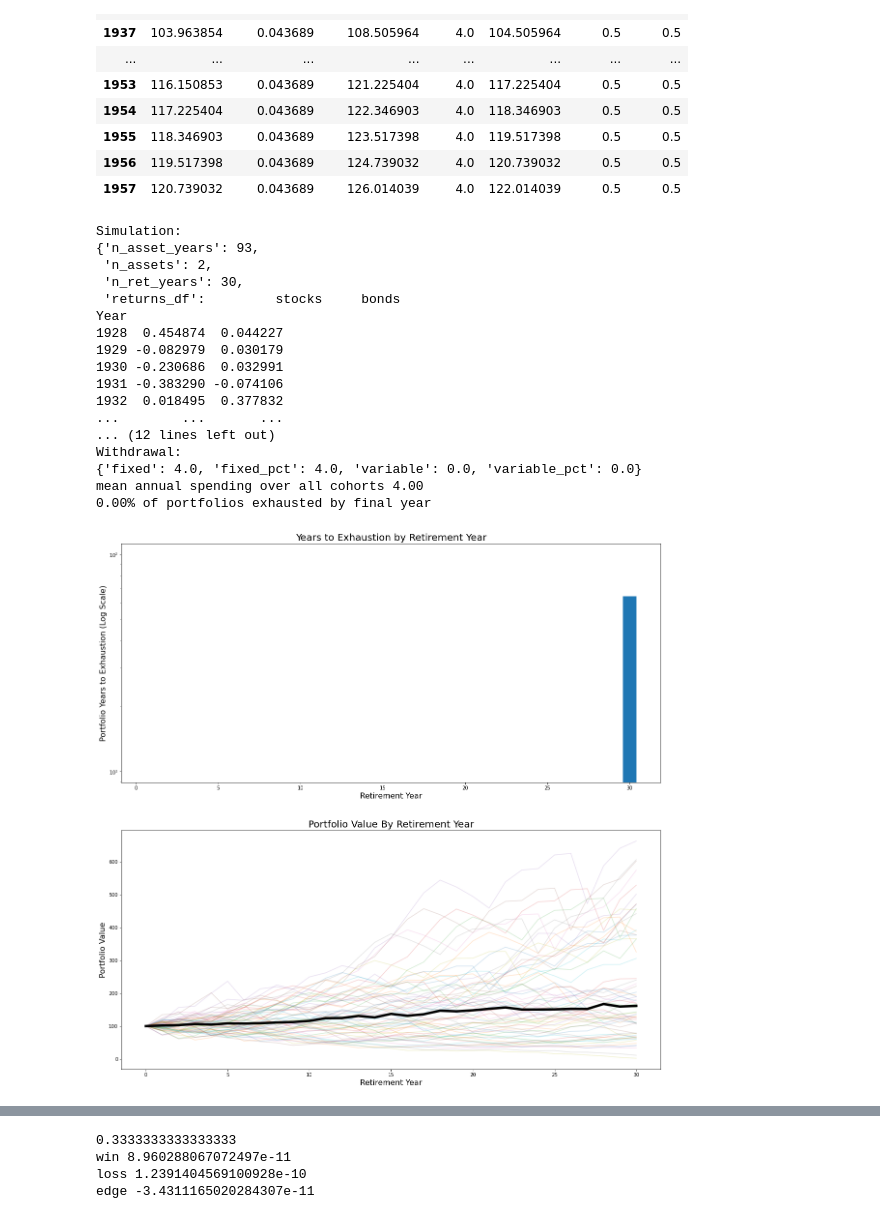
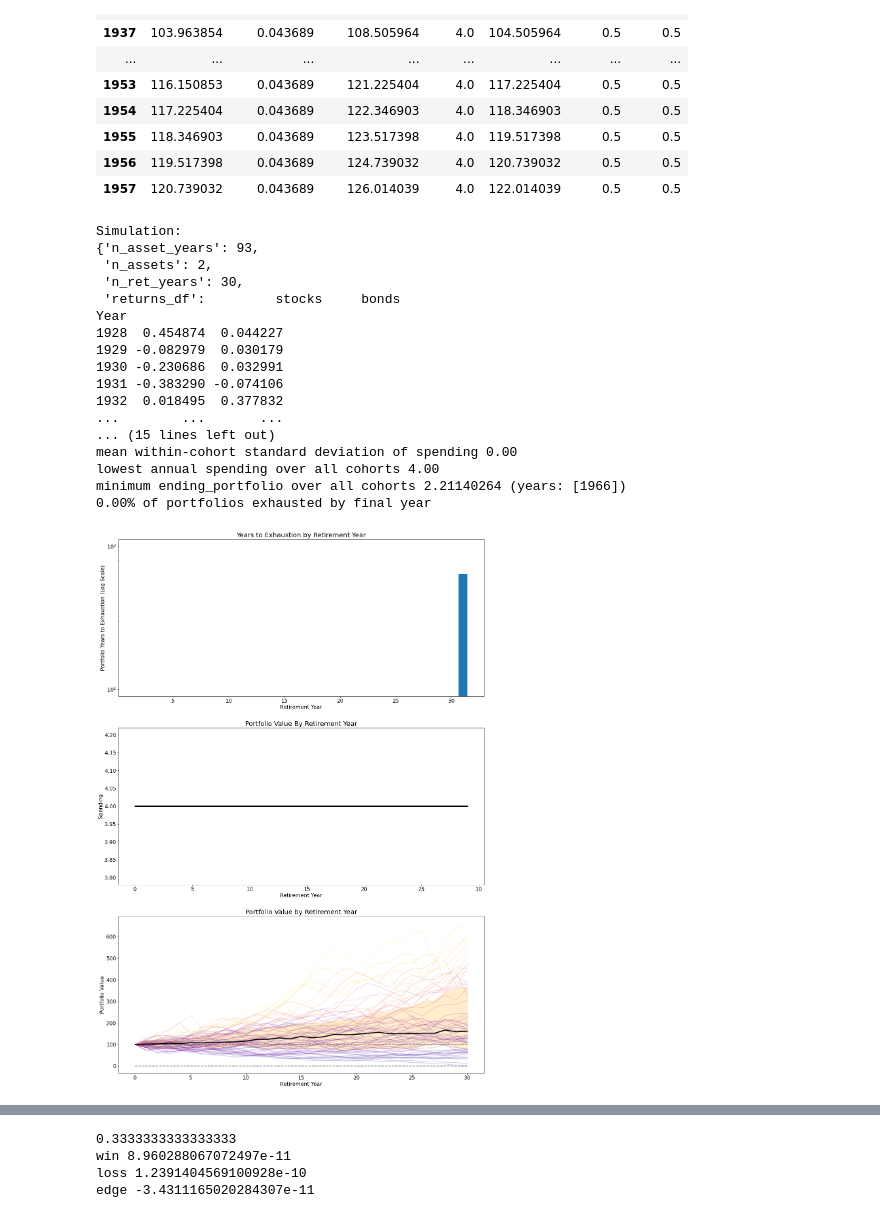
Before and after one commit to druce/swr, a Jupyter notebook: swr.ipynb, the cells around one changed output, grey strips where cells are left out. Saved outputs shown, nothing was run; the diff lists cells and outputs as text; code cells hidden in the pictures.

```diff
--- a/swr.ipynb
+++ b/swr.ipynb
@@ -149,47 +153,47 @@ Withdrawal:
 | 1957 | 120.739032 | 0.043689 | 126.014039 | 4.0 | 122.014039 | 0.5 | 0.5 |
 # %%
 # Bengen 4% rule
-VARIABLE = 0.0
-FIXED = 4.0
+VARIABLE_SPEND = 0.0
+FIXED_SPEND = 4.0
 N_RET_YEARS = 30
 
-s = SWRsimulation.SWRsimulationCE({
+s = SWRsimulationCE.SWRsimulationCE({
     'simulation': {'returns_df': real_return_df,
                    'n_ret_years': N_RET_YEARS,
                   },
     'allocation': {'asset_weights': np.array([0.5, 0.5])}, # default is equal-weight
-    'withdrawal': {'fixed_pct': FIXED,
-                   'variable_pct': VARIABLE},
+    'withdrawal': {'fixed_pct': FIXED_SPEND,
+                   'variable_pct': VARIABLE_SPEND},
     'evaluation': {'gamma': 1},
-    'analysis': {'histogram': True,
-                 'chart_1' : {'title': 'Years to Exhaustion by Retirement Year'},
-                 'chart_2' : {'title': 'Portfolio Value By Retirement Year'},
+    'visualization': {'histogram': True,
+                      'chart_1' : {'title': 'Years to Exhaustion by Retirement Year'},
+                      'chart_2' : {'title': 'Portfolio Spending By Retirement Year'},
+                      'chart_2' : {'title': 'Portfolio Value By Retirement Year'},
                 }    # chart options etc.
 })
 
 print(s)
-
 s.simulate() # returns array of trials (by default all historical retirement periods)
-s.analyze()  # chart of latest simulation
+s.visualize()  # chart of latest simulation
 # %% [output]
 Simulation:
 {'n_asset_years': 93,
  'n_assets': 2,
  'n_ret_years': 30,
  'returns_df':         stocks     bonds
 Year
 1928  0.454874  0.044227
 1929 -0.082979  0.030179
 1930 -0.230686  0.032991
 1931 -0.383290 -0.074106
 1932  0.018495  0.377832
 ...        ...       ...
-... (12 lines left out)
-Withdrawal:
-{'fixed': 4.0, 'fixed_pct': 4.0, 'variable': 0.0, 'variable_pct': 0.0}
-mean annual spending over all cohorts 4.00
+... (15 lines left out)
+mean within-cohort standard deviation of spending 0.00
+lowest annual spending over all cohorts 4.00
+minimum ending_portfolio over all cohorts 2.21140264 (years: [1966])
 0.00% of portfolios exhausted by final year
-[figure, old version]
+[figure, new version]
 # %%
 # instead of historical, do 1000 montecarlo trials
 # for each year of retirement, draw a random year from history to generate performance
```
Also changed, not shown: parts of 11 cells of this notebook, 2 other files.
